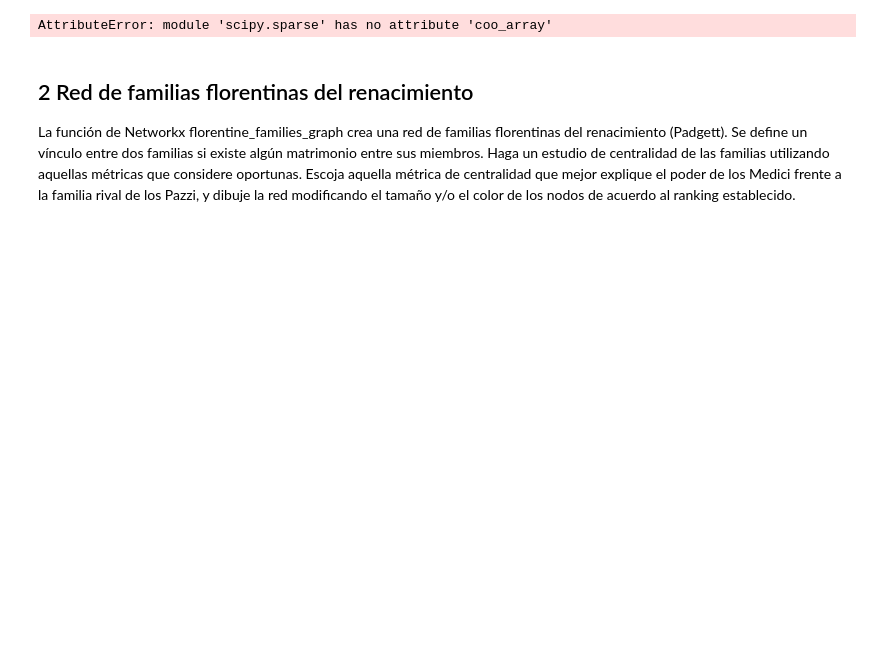
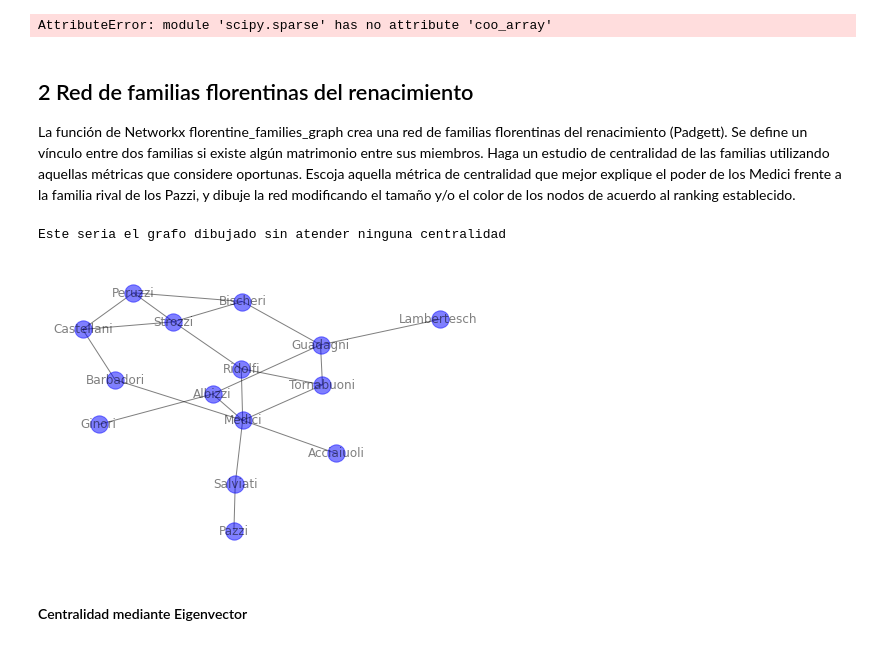
Before and after one commit to CristianFernandezM/NuevasTecnologias, a Jupyter notebook: Practica5.ipynb, the cells around one changed output. Saved outputs shown, nothing was run; the diff lists cells and outputs as text; code cells hidden in the pictures; blank space fills up the shorter version.

```diff
--- a/Practica5.ipynb
+++ b/Practica5.ipynb
@@ -79,3 +79,12 @@ AttributeError: module 'scipy.sparse' has no attribute 'coo_array'
 # %% [markdown]
 ## 2 Red de familias florentinas del renacimiento
 La función de Networkx florentine_families_graph crea una red de familias florentinas del renacimiento (Padgett). Se define un vínculo entre dos familias si existe algún matrimonio entre sus miembros. Haga un estudio de centralidad de las familias utilizando aquellas métricas que considere oportunas. Escoja aquella métrica de centralidad que mejor explique el poder de los Medici frente a la familia rival de los Pazzi, y dibuje la red modificando el tamaño y/o el color de los nodos de acuerdo al ranking establecido.
+# %%
+G = nx.florentine_families_graph()
+print("Este seria el grafo dibujado sin atender ninguna centralidad")
+nx.draw(G,with_labels=True,node_color='b',alpha=0.5)
+# %% [output]
+Este seria el grafo dibujado sin atender ninguna centralidad
+[figure, added]
+# %% [markdown]
+#### Centralidad mediante Eigenvector
```
Also changed, not shown: parts of 9 cells of this notebook.
